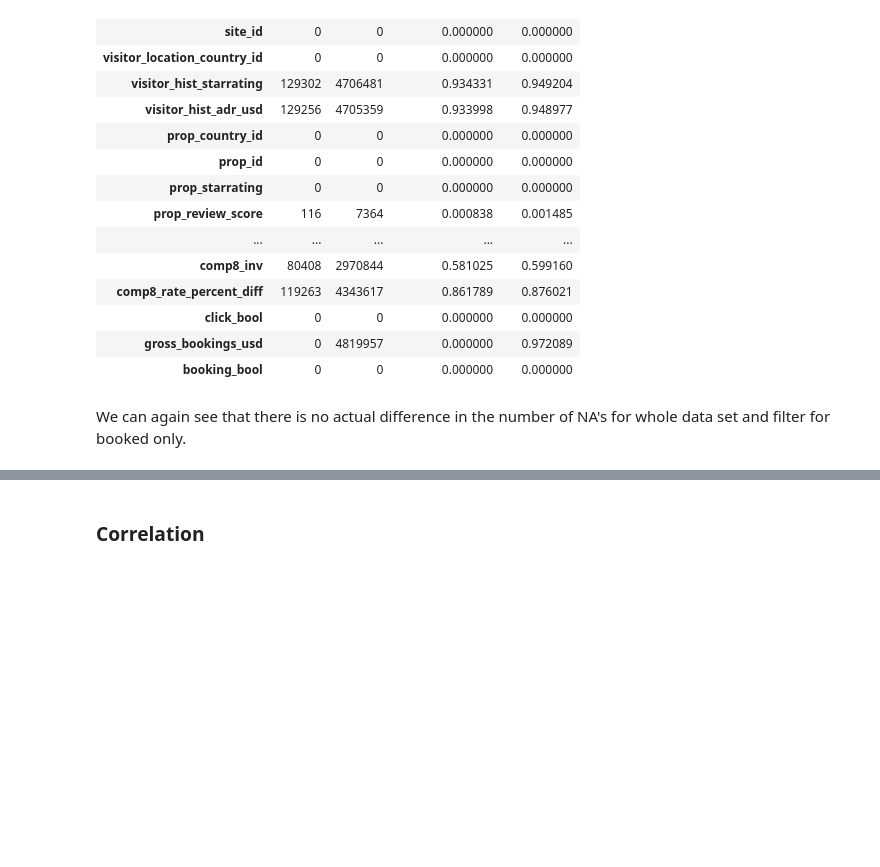
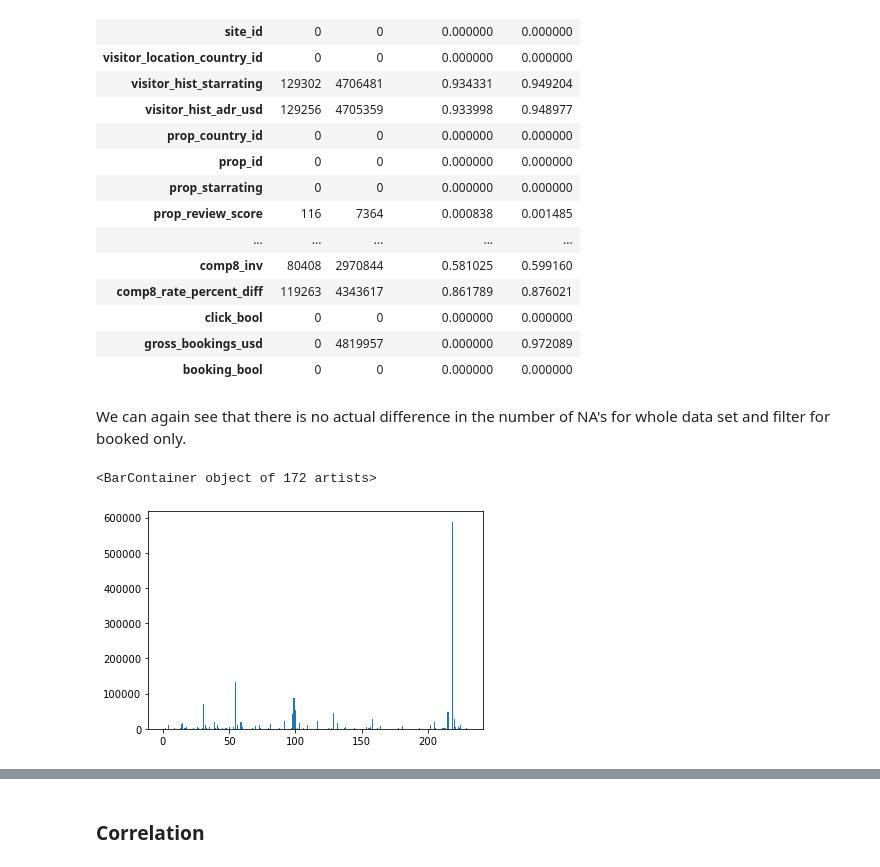
Before and after one commit to SoberZ/data-mining-techniques, a Jupyter notebook: A2/EDA.ipynb, the cells around one changed output, grey strips where cells are left out. Drawn from its saved outputs; the diff is of its cells as text; code cells hidden in the pictures; blank space fills up the shorter version.

Commit message:
add train-test split and other graphs for report

```diff
--- a/A2/EDA.ipynb
+++ b/A2/EDA.ipynb
@@ -111,3 +111,9 @@ nas
 | booking_bool | 0 | 0 | 0.000000 | 0.000000 |
 # %% [markdown]
 We can again see that there is no actual difference in the number of NA's for whole data set and filter for booked only.
+# %%
+countr_na = dat.isnull().groupby(dat['prop_country_id']).sum()
+plt.bar(countr_na.index, countr_na['orig_destination_distance'])
+# %% [output]
+<BarContainer object of 172 artists>
+[figure, added]
```
Also changed, not shown: parts of 23 cells of this notebook.
